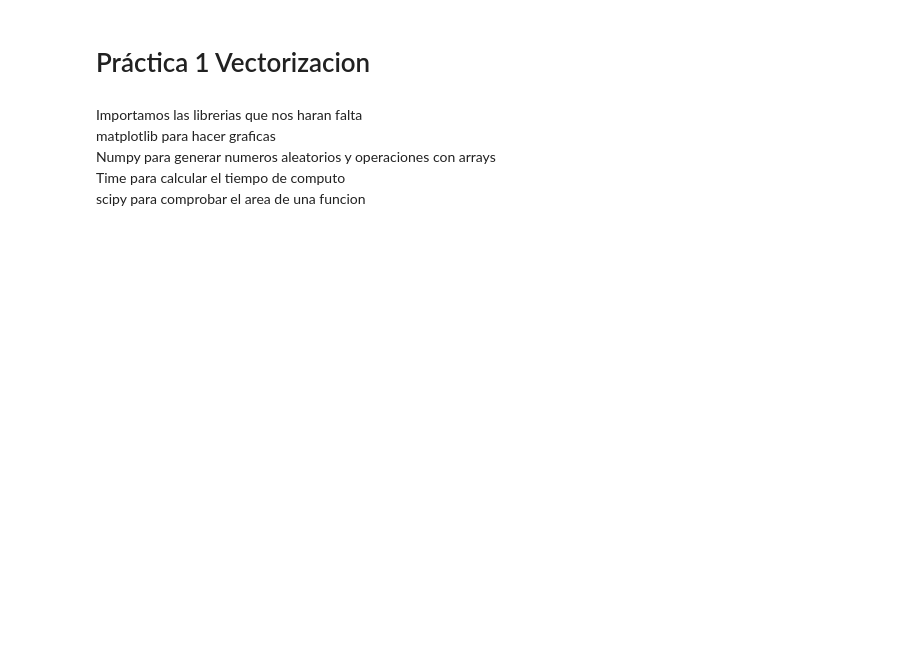
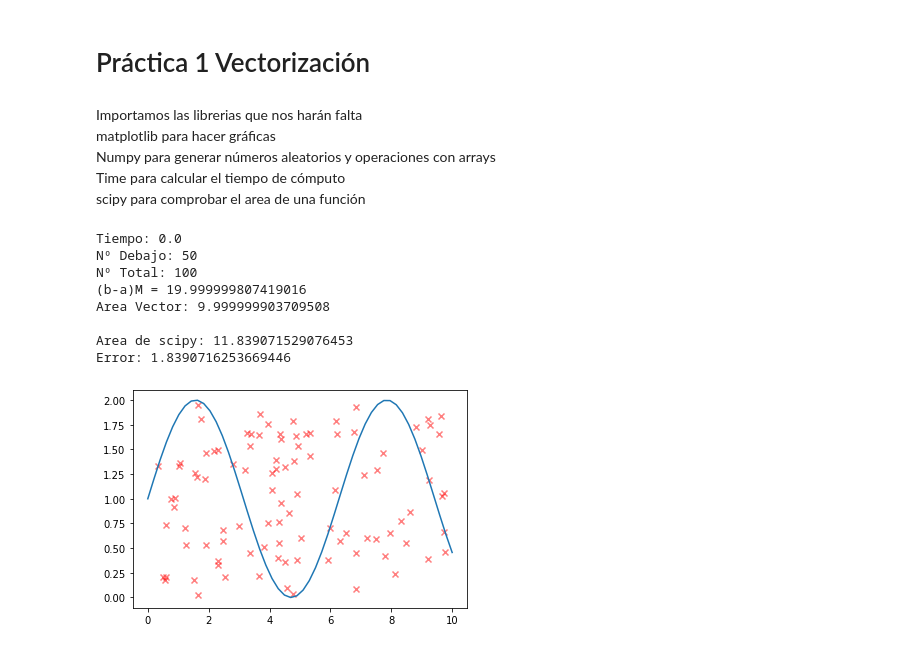
Before and after one commit to GuillermoOvejeroSanchez/Aprendizaje-Automatico, a Jupyter notebook: Vectorizacion.ipynb, the cells around one changed output. Cells and saved outputs as stored; diff of their text form; code cells hidden in the pictures; blank space fills up the shorter version.

```diff
--- a/Vectorizacion.ipynb
+++ b/Vectorizacion.ipynb
@@ -1,11 +1,11 @@
 # %% [markdown]
-# Práctica 1 Vectorizacion
+# Práctica 1 Vectorización
 # %% [markdown]
-Importamos las librerias que nos haran falta <br>
-matplotlib para hacer graficas <br>
-Numpy para generar numeros aleatorios y operaciones con arrays <br>
-Time para calcular el tiempo de computo <br>
-scipy para comprobar el area de una funcion <br>
+Importamos las librerias que nos harán falta <br>
+matplotlib para hacer gráficas <br>
+Numpy para generar números aleatorios y operaciones con arrays <br>
+Time para calcular el tiempo de cómputo <br>
+scipy para comprobar el area de una función <br>
 # %%
 import matplotlib.pyplot as plt
 import numpy as np
@@ -50,16 +55,23 @@ def integra_mc(fun, a, b, num_puntos=10000, print_out=True):
         plt.scatter(x_rand,y_rand,c='red',marker='x', alpha=0.5)
     return (debajo/num_puntos)*(b-a)*max(y)
 # %%
-divby = 10**13
-
 func = f
 a = 0
-b = 1
-puntos = 1000
+b = 10
+puntos = 100
 plot_func(func,a,b)
-#integra_mc_bucle(f,a,b)
 mc_area = integra_mc(func,a,b,num_puntos=puntos)
-print("\nArea con scipy: {}".format(integrate.quad(func,a,b)[0]))
+print("\nArea de scipy: {}".format(integrate.quad(func,a,b)[0]))
 print("Error: {}".format(abs(mc_area - integrate.quad(func,a,b)[0])))
 plt.show()
+# %% [output]
+Tiempo: 0.0
+Nº Debajo: 50
+Nº Total: 100
+(b-a)M = 19.999999807419016
+Area Vector: 9.999999903709508
+
+Area de scipy: 11.839071529076453
+Error: 1.8390716253669446
+[figure, added]
 # %%
```
Also changed, not shown: parts of 2 cells of this notebook.
